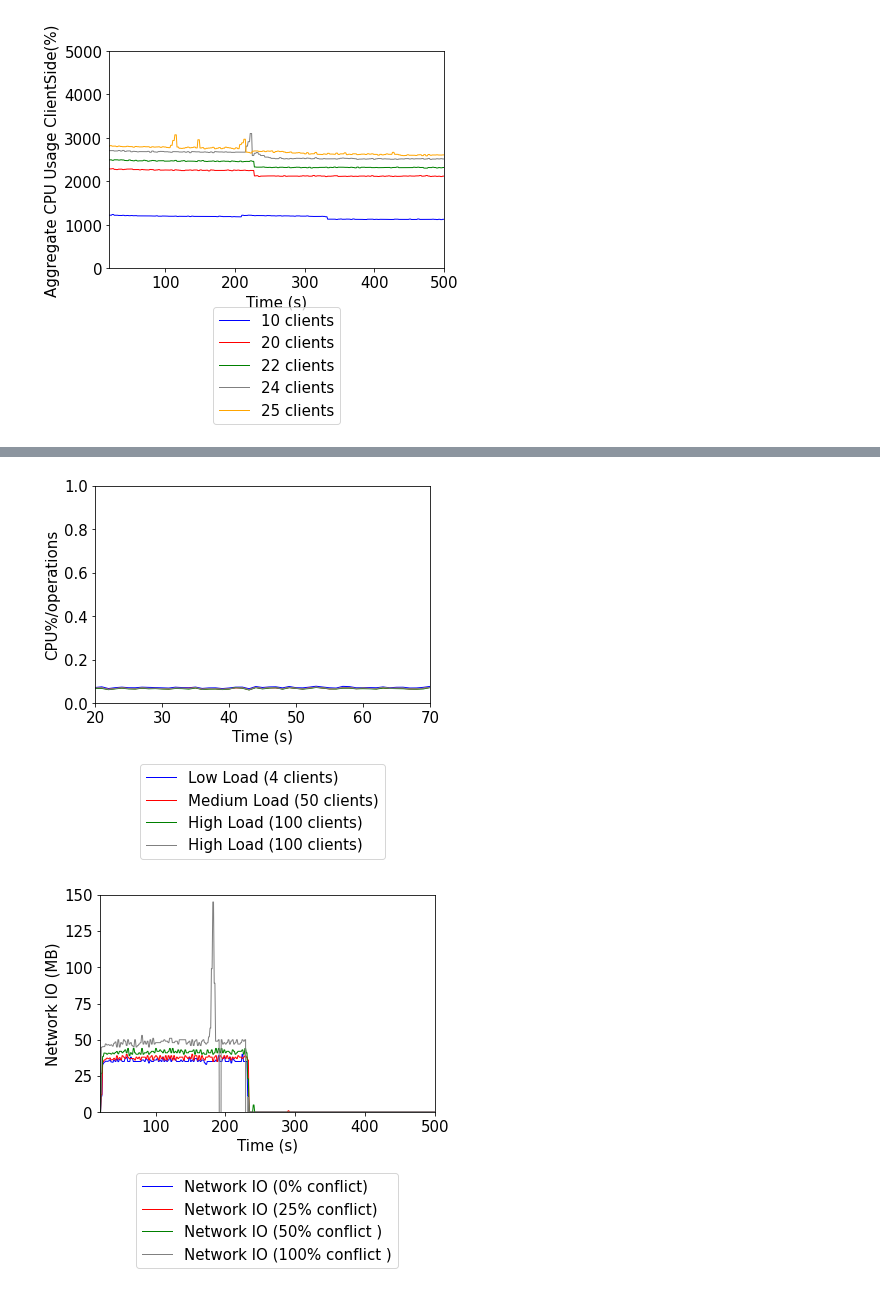
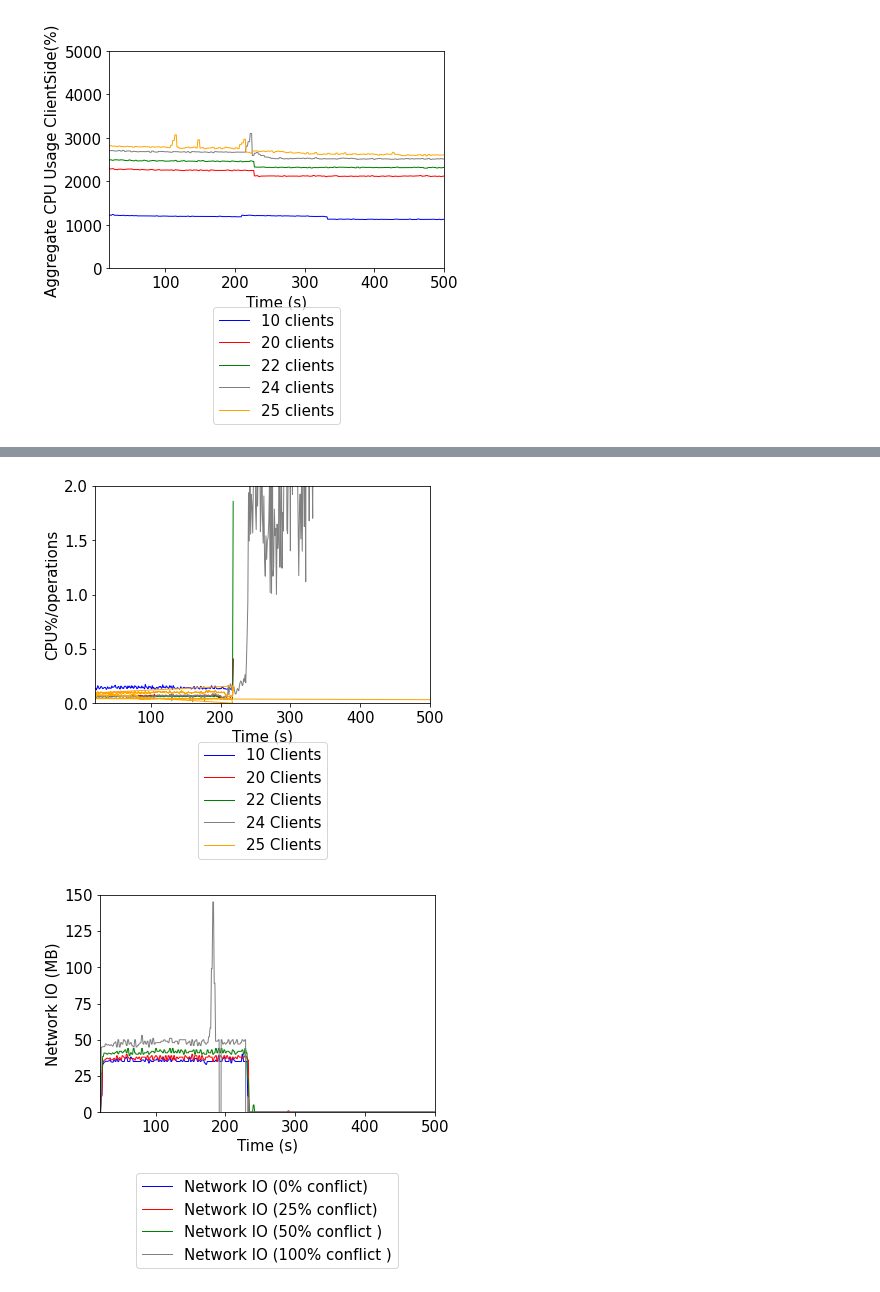
Before and after one commit to Santa-Maria-Shithil/EESYSTEM_TOC, a Jupyter notebook: scripts/All_Figure-Load.ipynb, the cells around one changed output, grey strips where cells are left out. Drawn from its saved outputs; the diff is of its cells as text; code cells hidden in the pictures.

```diff
--- a/scripts/All_Figure-Load.ipynb
+++ b/scripts/All_Figure-Load.ipynb
@@ -1028,7 +1028,7 @@ d=[]
 
 
 j=0
-myfile = open("ol_tput_zero_conflict.txt")
+myfile = open("ol_tput_median_ten_client.txt")
 for line in myfile:
     line.strip()
 
@@ -1050,7 +1050,7 @@ myfile.close()
 
 
 j=0
-myfile = open("ol_cpu_usage_median_zero_conflict.txt")
+myfile = open("ol_overall_cpu_usage_server_ten_client.txt")
 for line in myfile:
     line.strip()
 
@@ -1089,7 +1089,7 @@ for j in range(0,1000):
 
 
 j=0
-myfile = open("ol_tput_twentyfive_conflict.txt")
+myfile = open("ol_tput_median_twenty_client.txt")
 for line in myfile:
     line.strip()
 
@@ -1109,7 +1109,7 @@ myfile.close()
 
 
 j=0
-myfile = open("ol_cpu_usage_median_twentyfive_conflict.txt")
+myfile = open("ol_overall_cpu_usage_server_twenty_client.txt")
 for line in myfile:
     line.strip()
 
@@ -1148,7 +1148,7 @@ for j in range(0,1000):
 
 
 j=0
-myfile = open("ol_tput_fifty_conflict.txt")
+myfile = open("ol_tput_median_twentytwo_client.txt")
 for line in myfile:
     line.strip()
 
@@ -1168,7 +1168,7 @@ myfile.close()
 
 
 j=0
-myfile = open("ol_cpu_usage_median_fifty_conflict.txt")
+myfile = open("ol_overall_cpu_usage_server_twentytwo_client.txt")
 for line in myfile:
     line.strip()
 
@@ -1197,7 +1197,7 @@ for j in range(0,1000):
             #y3.append(cpu_median[j])
             #y3.append(tput_median[j])
             x3.append(j)
-            if j==100:
+            if j==500:
                 break
 
     except Exception as e:
@@ -1208,7 +1208,7 @@ myfile.close()
 
 
 j=0
-myfile = open("ol_tput_twentyfive_conflict.txt")
+myfile = open("ol_tput_median_twentyfour_client.txt")
 for line in myfile:
     line.strip()
 
@@ -1228,7 +1228,7 @@ myfile.close()
 
 
 j=0
-myfile = open("ol_cpu_usage_median_hundred_conflict.txt")
+myfile = open("ol_overall_cpu_usage_server_twentyfour_client.txt")
 for line in myfile:
     line.strip()
 
@@ -1257,7 +1257,7 @@ for j in range(0,1000):
             #y2.append(cpu_median[j])
             #y2.append(tput_median[j])
             x4.append(j)
-            if j==100:
+            if j==500:
                 break
 
     except Exception as e:
@@ -1268,8 +1268,69 @@ for j in range(0,1000):
 
 
 
-plt.ylim(0,1)
-plt.xlim(20,70)
+j=0
+myfile = open("ol_tput_twentyfive_conflict.txt")
+for line in myfile:
+    line.strip()
+
+    try:
+            tput_median[j]=float(line)
+            j=j+1
+            if j==500:
+                break
+
+    except Exception as e:
+        print("Oops!", e.__class__, "occurred.")
+        print("Next entry.")
+        print()
+
+# plotting the points
+myfile.close()
+
+
+j=0
+myfile = open("ol_overall_cpu_usage_server_twentyfive_client.txt")
+for line in myfile:
+    line.strip()
+
+
+    try:
+            cpu_median[j]=float(line)
+            j=j+1
+            if j==500:
+                break
+
+    except Exception as e:
+        print("Oops!", e.__class__, "occurred.")
+        print("Next entry.")
+        print()
+
+# plotting the points
+myfile.close()
+
+
+
+for j in range(0,1000):
+
+    try:
+
+            y5.append(cpu_median[j]/tput_median[j])
+            #y2.append(cpu_median[j])
+            #y2.append(tput_median[j])
+            x5.append(j)
+            if j==500:
+                break
+
+    except Exception as e:
+        print("Oops!", e.__class__, "occurred.")
+        print("Next entry.")
+
+
+
+
+
+plt.ylim(0,2)
+plt.xlim(20,500)
 
 SMALL_SIZE = 15
 MEDIUM_SIZE = 10
@@ -1285,10 +1346,11 @@ plt.rc('figure', titlesize=SMALL_SIZE)
 
 
 
-plt.plot(x1, y1, color='blue', linestyle='solid', linewidth = 1, label='Low Load (4 clients)')
-plt.plot(x2, y2, color='red', linestyle='solid', linewidth = 1, label='Medium Load (50 clients)')
-plt.plot(x3, y3, color='green', linestyle='solid', linewidth = 1, label='High Load (100 clients)')
-plt.plot(x4, y4, color='gray', linestyle='solid', linewidth = 1, label='High Load (100 clients)')
+plt.plot(x1, y1, color='blue', linestyle='solid', linewidth = 1, label='10 Clients')
+plt.plot(x2, y2, color='red', linestyle='solid', linewidth = 1, label='20 Clients')
+plt.plot(x3, y3, color='green', linestyle='solid', linewidth = 1, label='22 Clients')
+plt.plot(x4, y4, color='gray', linestyle='solid', linewidth = 1, label='24 Clients')
+plt.plot(x5, y5, color='orange', linestyle='solid', linewidth = 1, label='25 Clients')
 #plt.plot(c, b, color='red', linestyle='solid', linewidth = 1, label='MultiPaxos')
 
 
@@ -1331,8 +1393,8 @@ Next entry.
 Oops! <class 'IndexError'> occurred.
 Next entry.
 Oops! <class 'IndexError'> occurred.
 Next entry.
-[figure, old version]
+[figure, new version]
 # %%
 import matplotlib.pyplot as plt
 import numpy as np
```
Also changed, not shown: parts of 3 cells of this notebook, 4 other files.
